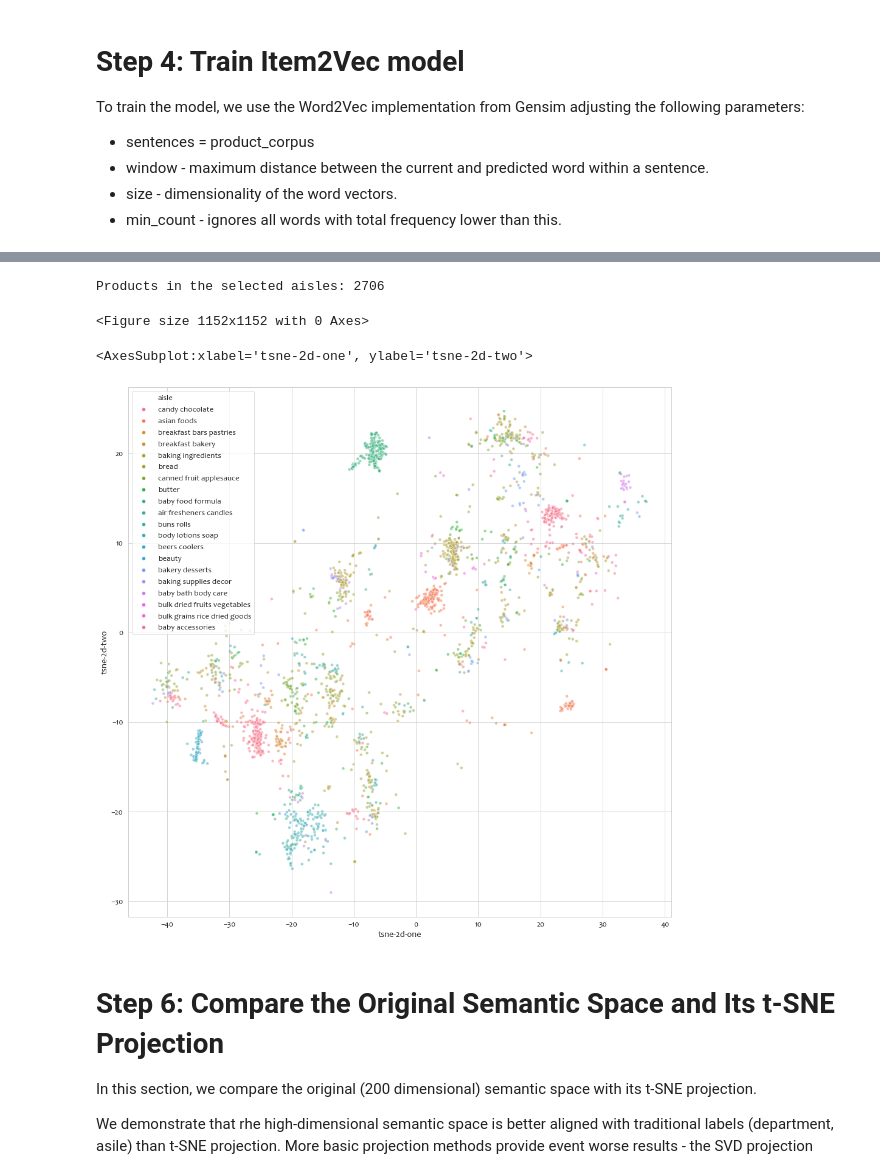
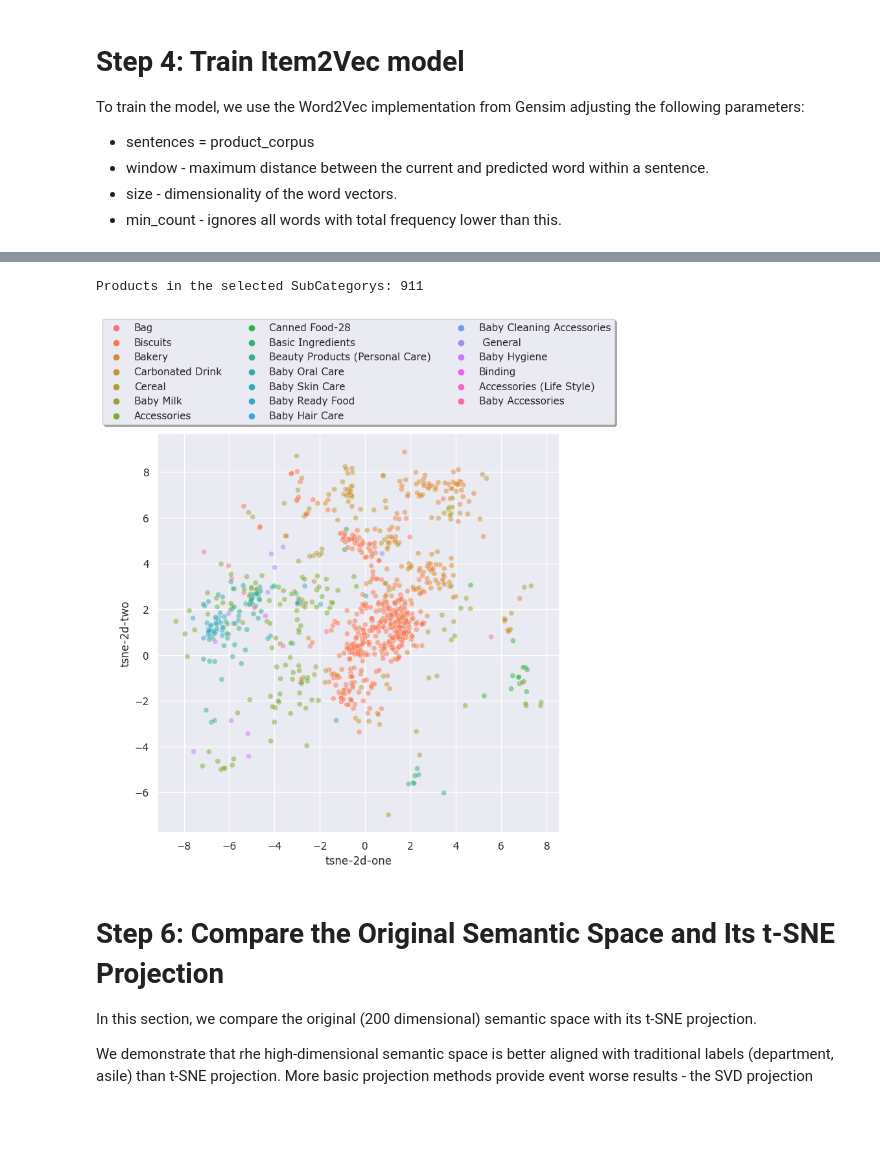
Before and after one commit to shadman-shahid/item-tokenization-model, a Jupyter notebook: item2vec_shwapno.ipynb, the cells around one changed output, grey strips where cells are left out. Cells and saved outputs as stored; diff of their text form; code cells hidden in the pictures; blank space fills up the shorter version.

Commit message:
Updated 7 May. Finalized item2vec_shwapno.ipynb.

```diff
--- a/item2vec_shwapno.ipynb
+++ b/item2vec_shwapno.ipynb
@@ -92,2 +158,4 @@ dict_keys(['invoice_data'])
+# %%
+invoice_details = data_dict['invoice_details']
 # %% [markdown]
 # Step 2: Data Preparation
@@ -222,0 +290,8 @@ Model saved to [models/item2vec.200d.model]
+# %%
+get_log(LOGGING_ENABLED)
+
+if TRAIN_ITEM_MODEL:
+    model = Word2Vec(product_corpus, window=5, vector_size=WORD_DIM, workers=mp.cpu_count() - 2, min_count=20, epochs=20)
+    save_model(name)
+else:
+    model = load_model(name)
@@ -344,14 +599,15 @@ KeyError: 'products'
 #
 # Visualize the entire semantic space and its mapping to the departments
 #
-df_semantic_item.rename(columns={'department': 'Department'}, inplace=True)
-plt.figure(figsize=(16, 16));
+# df_semantic_item.rename(columns={'categ': 'Department'}, inplace=True)
+plt.figure(figsize=(10, 10));
 sns.set_context("paper", font_scale = 2.4);
-sns.set_style({'font.family':'Candara', 'font.serif':['Candara']});
+sns.set(font='Verdana')
+# sns.set_style({'font.family':'Times', 'font.serif':['Times']});
 g = sns.scatterplot(
     x="tsne-2d-one", y="tsne-2d-two",
-    hue='Department',
-    palette=sns.color_palette("hls", n_department),
+    hue='Category',
+    palette=sns.color_palette("hls", n_category),
     data=df_semantic_item,
     legend="full",
     alpha=0.5
@@ -366,25 +622,26 @@ plt.show();
 # %%
-#
+
 # Visualize the mapping between the semantic space and aisles
-#
-aisle_list = sorted(df_semantic_item['aisle'].unique())
-aisle_set = aisle_list[:20]   # take a subset of aisles to keep it readable
 
-print(f'Products in the selected aisles: {df_semantic_item[df_semantic_item.aisle.isin(aisle_set)].shape[0]}')
-plt.figure(figsize=(16, 16))
-sns.scatterplot(
+subcategory_list = sorted(df_semantic_item['SubCategory'].unique())
+subcategory_set = subcategory_list[:20]   # take a subset of aisles to keep it readable
+
+print(f'Products in the selected SubCategorys: {df_semantic_item[df_semantic_item.SubCategory.isin(subcategory_set)].shape[0]}')
+fig = plt.figure(figsize=(8, 8))
+ax = sns.scatterplot(
    x="tsne-2d-one", y="tsne-2d-two",
-   hue='aisle',
-   data=df_semantic_item[df_semantic_item.aisle.isin(aisle_set)],
-   legend="full",
+   hue='SubCategory',
+   data=df_semantic_item[df_semantic_item.SubCategory.isin(subcategory_set)],
+   legend="auto",
    alpha=0.5
 )
+ax.legend(loc='upper center', bbox_to_anchor=(0.5, 1.3),
+          ncol=3, fancybox=True, shadow=True)
 plt.show()
+fig.savefig('Subcategory1.png', dpi=1200, bbox_inches='tight')
 # %% [output]
-Products in the selected aisles: 2706
+Products in the selected SubCategorys: 911
-<Figure size 1152x1152 with 0 Axes>
-<AxesSubplot:xlabel='tsne-2d-one', ylabel='tsne-2d-two'>
-[figure, old version]
+[figure, new version]
 # %% [markdown]
 # Step 6: Compare the Original Semantic Space and Its t-SNE Projection
 
```
Also changed, not shown: parts of 46 cells of this notebook, 7 other files.
